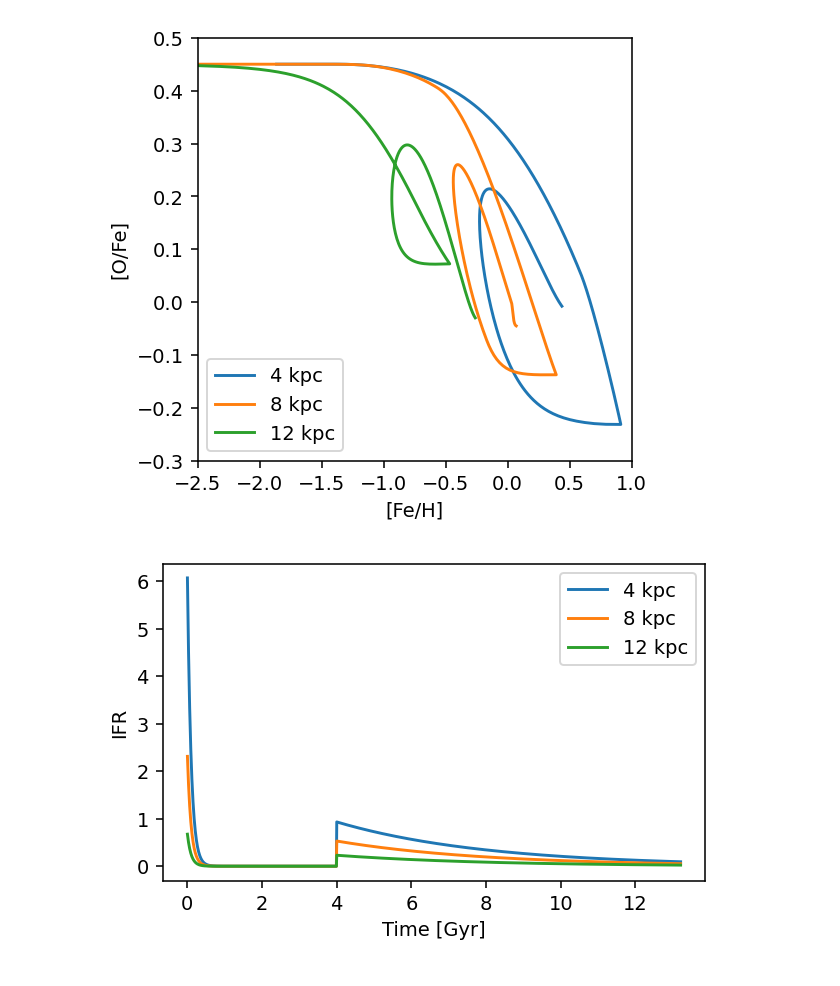
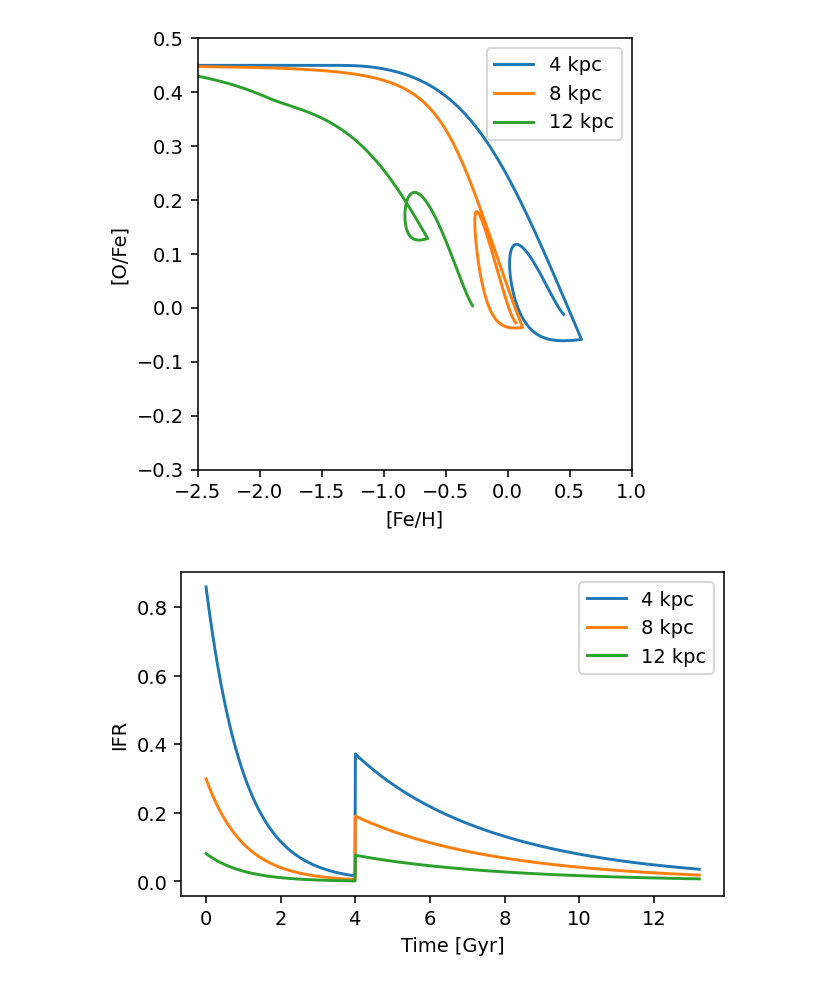
Before and after one commit to lodubay/galactic-dtd, a Jupyter notebook: notebooks/twoinfall.ipynb, the cells around one changed output. Saved outputs shown, nothing was run; the diff lists cells and outputs as text; code cells hidden in the pictures.

Commit message:
update twoinfall params

```diff
--- a/notebooks/twoinfall.ipynb
+++ b/notebooks/twoinfall.ipynb
@@ -15,7 +15,8 @@ SIMTIME = np.arange(0, END_TIME+DT, DT)
 # %%
 THIN_DISK_SCALE_RADIUS = 2.5 # kpc
 THICK_DISK_SCALE_RADIUS = 2.0 # kpc
-THICK_TO_THIN_RATIO = 0.27 # at r = 0
+# THICK_TO_THIN_RATIO = 0.27 # at r = 0
+THICK_TO_THIN_RATIO = 1
 # %%
 # from vice.yields.sneia import iwamoto99
 # from vice.yields.ccsne import WW95
@@ -126,37 +127,37 @@ for galr in [4, 8, 12]:
     area = m.pi * ((galr + dr)**2 - galr**2)
     sz = vice.singlezone(
         name=str(OUTPUT_DIR / f'twoinfall{galr:02d}'),
-        func=twoinfall_gradient(galr, first_timescale=0.1, second_timescale=4),
+        func=twoinfall_gradient(galr, first_timescale=1, second_timescale=4),
         # tau_star=twoinfall_tau_star(galr),
         tau_star=J21_sf_law(area, mode='ifr'),
         mode='ifr',
         eta=vice.milkyway.default_mass_loading(galr),
         Mg0=0,
         elements=('fe', 'o'),
         dt=DT,
         recycling='continuous',
         RIa=exponential(timescale=1.5),
         delay=0.04,
         schmidt=False,
         # Zin={},
         # Z_solar = 0.014
     )
     # sz.Zin['fe'] = twoinfall_inflow_metallicity(galr, second_infall_feh=-1.5)
     # sz.Zin['o'] = twoinfall_inflow_metallicity(galr, second_infall_feh=-0.5)
     sz.run(SIMTIME, overwrite=True)
 
 fig, ax = plt.subplots(figsize=(4, 4), dpi=140)
 for galr in [4, 8, 12]:
     hist = vice.history(str(OUTPUT_DIR / f'twoinfall{galr:02d}'))
     ax.plot(hist['[fe/h]'], hist['[o/fe]'], label='%s kpc' % galr)
 ax.set_xlim((-2.5, 1))
 ax.set_ylim((-0.3, 0.5))
 ax.set_xlabel('[Fe/H]')
 ax.set_ylabel('[O/Fe]')
 ax.legend()
 plt.show()
 # %% [output]
-[figure, old version]
+[figure, new version]
 # %%
 fig, ax = plt.subplots(figsize=(5, 3), dpi=140)
 for galr in [4, 8, 12]:
@@ -167,7 +168,7 @@ ax.set_ylabel('IFR')
 ax.legend()
 plt.show()
 # %% [output]
-[figure, old version]
+[figure, new version]
 # %%
 fig, ax = plt.subplots(figsize=(5, 3), dpi=140)
 for galr in [4, 8, 12]:
```
Also changed, not shown: parts of 3 cells of this notebook, 1 other file.
